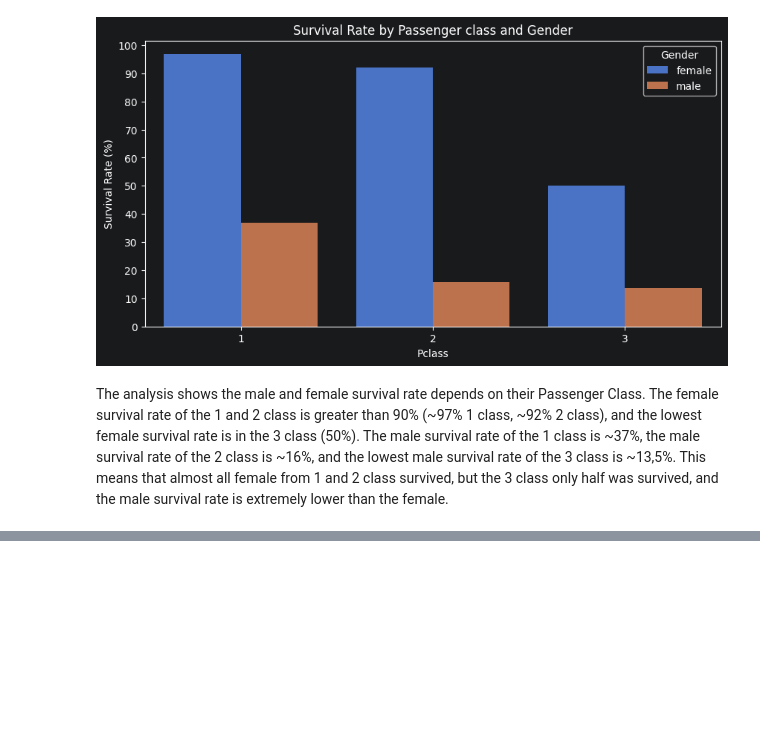
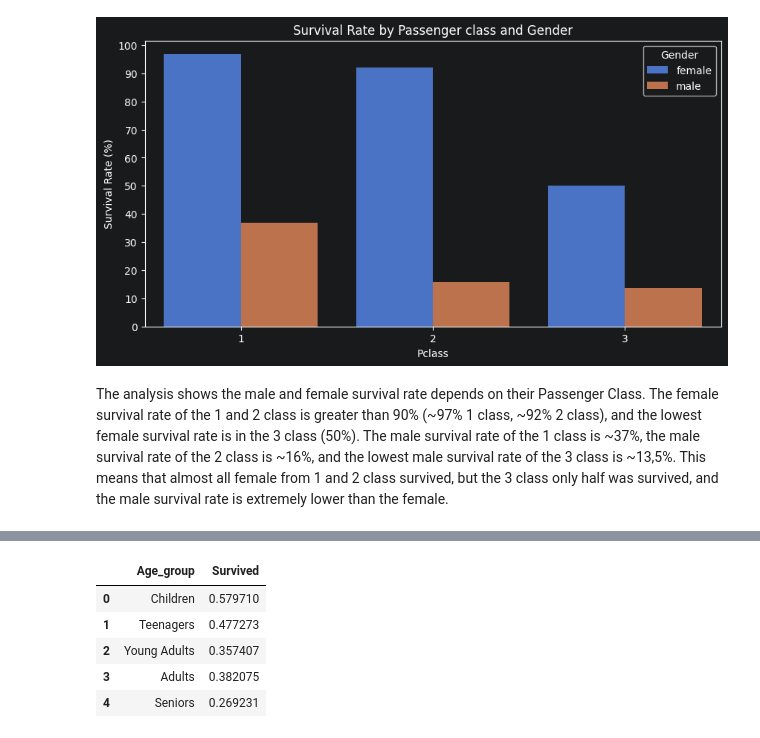
Before and after one commit to MuS0rKa/Analysis-Titanic-Dataset, a Jupyter notebook: Titanic_dataset_analysis/titanic.ipynb, the cells around one changed output, grey strips where cells are left out. Drawn from its saved outputs; the diff is of its cells as text; code cells hidden in the pictures; blank space fills up the shorter version.

```diff
--- a/Titanic_dataset_analysis/titanic.ipynb
+++ b/Titanic_dataset_analysis/titanic.ipynb
@@ -284,0 +298,9 @@ This means that almost all female from 1 and 2 class survived, but the 3 class o
+# %%
+titanic.groupby("Age_group")["Survived"].mean().reset_index()
+# %% [output]
+|  | Age_group | Survived |
+| 0 | Children | 0.579710 |
+| 1 | Teenagers | 0.477273 |
+| 2 | Young Adults | 0.357407 |
+| 3 | Adults | 0.382075 |
+| 4 | Seniors | 0.269231 |
```
Also changed, not shown: parts of 3 cells of this notebook.
